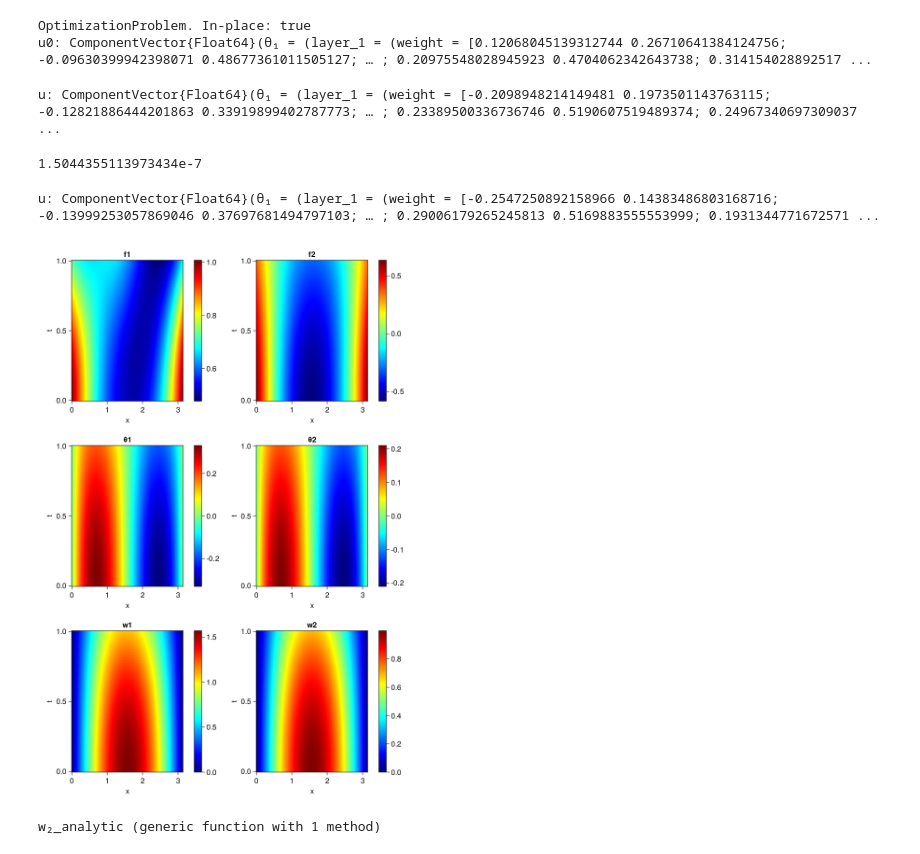
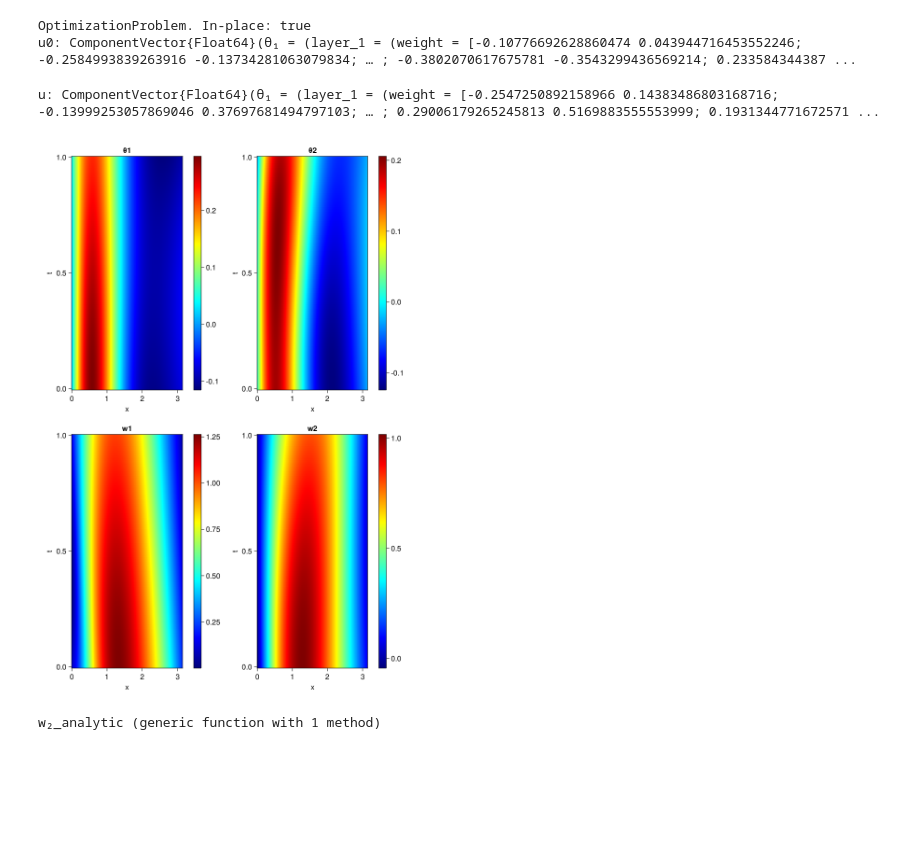
Before and after one commit to YichengDWu/Sophon-Examples, a Jupyter notebook: Timoshenko_double_forward.ipynb, the cells around one changed output. Drawn from its saved outputs; the diff is of its cells as text; code cells hidden in the pictures; blank space fills up the shorter version.

```diff
--- a/Timoshenko_double_forward.ipynb
+++ b/Timoshenko_double_forward.ipynb
@@ -46,68 +54,59 @@ domains = [x ∈ Interval(0.0, π),
 pinn = PINN(θ₁ = Siren(2,1; hidden_dims=16,num_layers=4,omega=1),
             θ₂ = Siren(2,1; hidden_dims=16,num_layers=4,omega=1),
             w₁ = Siren(2,1; hidden_dims=16,num_layers=4,omega=1),
-            w₂ = Siren(2,1; hidden_dims=16,num_layers=4,omega=1),
-            f₁ = Siren(2,1; hidden_dims=16,num_layers=4,omega=1),
-            f₂ = Siren(2,1; hidden_dims=16,num_layers=4,omega=1))
+            w₂ = Siren(2,1; hidden_dims=16,num_layers=4,omega=1))
 
-sampler = QuasiRandomSampler(2000, (ntuple(Returns(500),8)..., ntuple(Returns(200),8)...))
+sampler = QuasiRandomSampler(2000, 500)
 strategy = NonAdaptiveTraining(1, 10)
 
 prob = Sophon.discretize(timo_double, pinn, sampler, strategy)
 # %% [output]
 OptimizationProblem. In-place: true
-u0: ComponentVector{Float64}(θ₁ = (layer_1 = (weight = [0.12068045139312744 0.26710641384124756; -0.09630399942398071 0.48677361011505127; … ; 0.20975548028945923 0.4704062342643738; 0.314154028892517 ...
+u0: ComponentVector{Float64}(θ₁ = (layer_1 = (weight = [-0.10776692628860474 0.043944716453552246; -0.2584993839263916 -0.13734281063079834; … ; -0.3802070617675781 -0.3543299436569214; 0.233584344387 ...
 # %%
-# warm up with Adam
 using OptimizationOptimisers
 function callback(p, l)
    # println("Loss: $l")
     return false
 end
 
-res = Optimization.solve(prob, Adam(); maxiters=1000, callback=callback)
+bfgs = BFGS()
+
+res = Optimization.solve(prob, bfgs; maxiters=1000, callback=callback)
-# %% [output]
-u: ComponentVector{Float64}(θ₁ = (layer_1 = (weight = [-0.2098948214149481 0.1973501143763115; -0.12821886444201863 0.33919899402787773; … ; 0.23389500336736746 0.5190607519489374; 0.24967340697309037 ...
 # %%
 res.objective
-# %% [output]
-1.5044355113973434e-7
 # %%
 data = Sophon.sample(timo_double, sampler)
 prob = remake(prob; u0=res.u, p=data)
-res = Optimization.solve(prob, BFGS(); maxiters=300, callback=callback)
+res = Optimization.solve(prob, bfgs; maxiters=500, callback=callback)
 # %% [output]
 u: ComponentVector{Float64}(θ₁ = (layer_1 = (weight = [-0.2547250892158966 0.14383486803168716; -0.13999253057869046 0.37697681494797103; … ; 0.29006179265245813 0.5169883555553999; 0.1931344771672571 ...
 # %%
 phi = pinn.phi
 ps = res.u
 
-xs, ts= [infimum(d.domain):0.01:supremum(d.domain) for d in timo.domain]
+xs, ts= [infimum(d.domain):0.01:supremum(d.domain) for d in timo_double.domain]
 
-f₁ = [sum(phi.f₁(([x,t]), ps.f₁)) for x in xs, t in ts]
-f₂ = [sum(phi.f₂(([x,t]), ps.f₂)) for x in xs, t in ts]
+
 θ₁ = [sum(phi.θ₁(([x,t]), ps.θ₁)) for x in xs, t in ts]
 θ₂ = [sum(phi.θ₂(([x,t]), ps.θ₂)) for x in xs, t in ts]
 w₁ = [sum(phi.w₁(([x,t]), ps.w₁)) for x in xs, t in ts]
 w₂ = [sum(phi.w₂(([x,t]), ps.w₂)) for x in xs, t in ts]
 
-fig = Figure(resolution=(800,1200))
+fig = Figure(resolution=(1200,1200))
 axis = (xlabel="x", ylabel="t", title="f1")
 
-_, hm1 = heatmap(fig[1, 1], xs, ts, f₁, axis=axis, colormap=:jet)
-Colorbar(fig[1, 2], hm1)
-_, hm2 = heatmap(fig[1, 3], xs, ts, f₂, axis= merge(axis, (; title="f2")), colormap=:jet)
-Colorbar(fig[1, 4], hm2)
-_, hm3 = heatmap(fig[2, 1], xs, ts, θ₁, axis= merge(axis, (; title="θ1")), colormap=:jet)
-Colorbar(fig[2, 2], hm3)
-_, hm4 = heatmap(fig[2, 3], xs, ts, θ₂, axis= merge(axis, (; title="θ2")), colormap=:jet)
-Colorbar(fig[2, 4], hm4)
-_, hm5 = heatmap(fig[3, 1], xs, ts, w₁, axis= merge(axis, (; title="w1")), colormap=:jet)
-Colorbar(fig[3, 2], hm5)
-_, hm6 = heatmap(fig[3, 3], xs, ts, w₂, axis= merge(axis, (; title="w2")), colormap=:jet)
-Colorbar(fig[3, 4], hm6)
+
+_, hm3 = heatmap(fig[1, 1], xs, ts, θ₁, axis= merge(axis, (; title="θ1")), colormap=:jet)
+Colorbar(fig[1, 2], hm3)
+_, hm4 = heatmap(fig[1, 3], xs, ts, θ₂, axis= merge(axis, (; title="θ2")), colormap=:jet)
+Colorbar(fig[1, 4], hm4)
+_, hm5 = heatmap(fig[2, 1], xs, ts, w₁, axis= merge(axis, (; title="w1")), colormap=:jet)
+Colorbar(fig[2, 2], hm5)
+_, hm6 = heatmap(fig[2, 3], xs, ts, w₂, axis= merge(axis, (; title="w2")), colormap=:jet)
+Colorbar(fig[2, 4], hm6)
 
 display(fig)
 # %% [output]
-[figure, old version]
+[figure, new version]
 # %%
```
Also changed, not shown: parts of 3 cells of this notebook.
